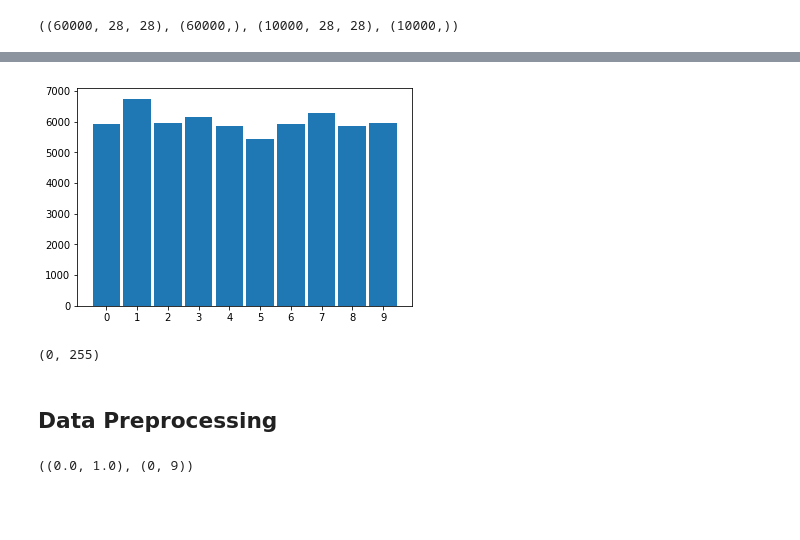
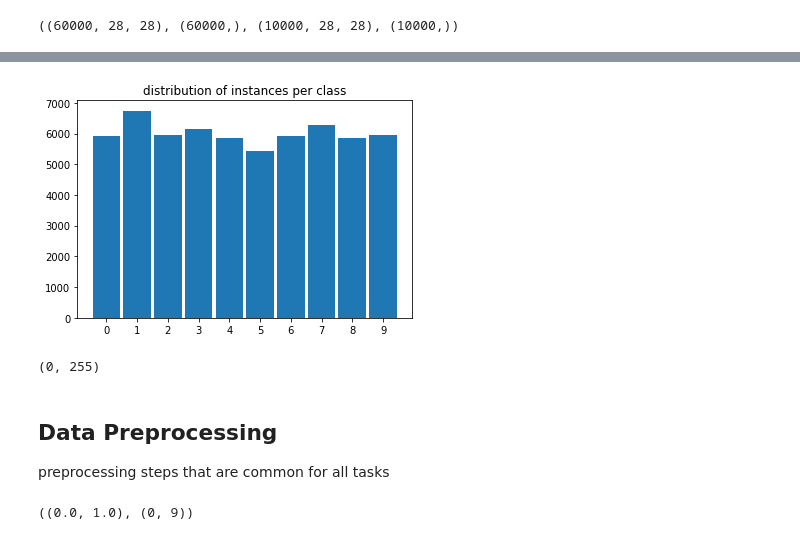
Before and after one commit to damilo/project.ml, a Jupyter notebook: project.ml.tf-c11.08/project.ml.tf-c11.08.ipynb, the cells around one changed output, grey strips where cells are left out. Drawn from its saved outputs; the diff is of its cells as text; code cells hidden in the pictures; blank space fills up the shorter version.

```diff
--- a/project.ml.tf-c11.08/project.ml.tf-c11.08.ipynb
+++ b/project.ml.tf-c11.08/project.ml.tf-c11.08.ipynb
@@ -35,15 +35,18 @@ plt.show ()
 # %%
 fig, axs = plt.subplots (1, 1)
 axs.hist (y_train, range=(0,y_train.max()+1), align = 'left', rwidth = 0.9)
 axs.set_xticks (range(y_train.max()+1));
+axs.set_title ('distribution of instances per class')
+plt.show ()
 # %% [output]
-[figure, old version]
+[figure, new version]
 # %%
 x_train.min (), x_train.max ()
 # %% [output]
 (0, 255)
-# %% [markdown]
-## Data Preprocessing
+# %% [markdown]
+## Data Preprocessing
+preprocessing steps that are common for all tasks
 # %%
 # min-max-scaling
 x_train = x_train.astype ('f4') / np.max (x_train)
```
Also changed, not shown: parts of 13 cells of this notebook.
